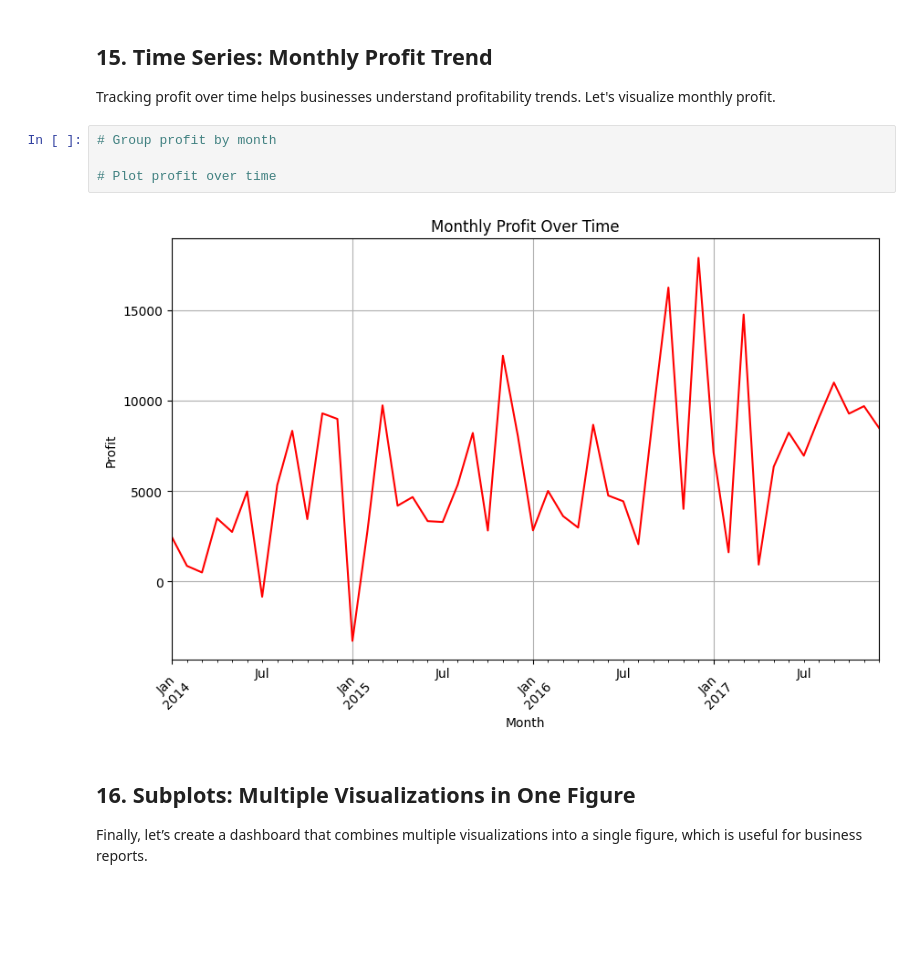
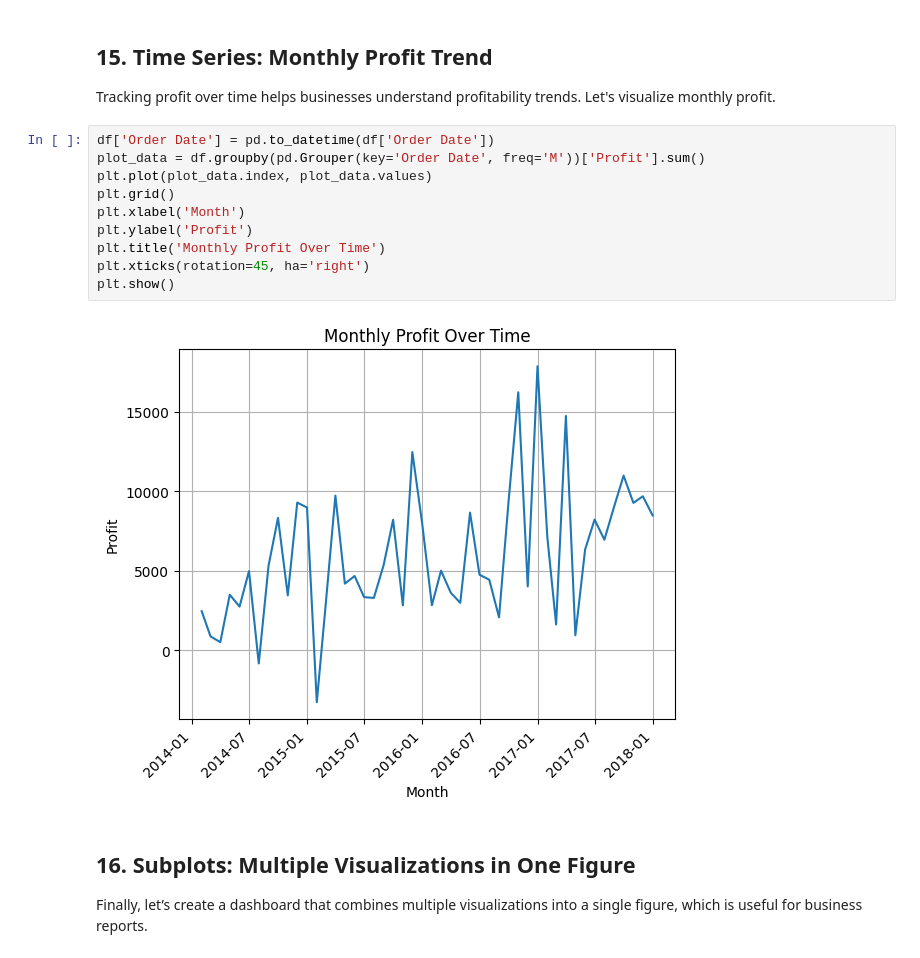
Before and after one commit to MuaazWahid/CS483HW, a Jupyter notebook: module6hw/Module6-02.ipynb, the cells around one changed output. Saved outputs shown, nothing was run; the diff lists cells and outputs as text; blank space fills up the shorter version.

```diff
--- a/module6hw/Module6-02.ipynb
+++ b/module6hw/Module6-02.ipynb
@@ -263,11 +269,17 @@ Understanding who your top customers are is important for business analysis. Let
 ## 15. Time Series: Monthly Profit Trend
 Tracking profit over time helps businesses understand profitability trends. Let's visualize monthly profit.
 # %%
-# Group profit by month
-
-# Plot profit over time
+df['Order Date'] = pd.to_datetime(df['Order Date'])
+plot_data = df.groupby(pd.Grouper(key='Order Date', freq='M'))['Profit'].sum()
+plt.plot(plot_data.index, plot_data.values)
+plt.grid()
+plt.xlabel('Month')
+plt.ylabel('Profit')
+plt.title('Monthly Profit Over Time')
+plt.xticks(rotation=45, ha='right')
+plt.show()
 # %% [output]
-[figure, old version]
+[figure, new version]
 # %% [markdown]
 ## 16. Subplots: Multiple Visualizations in One Figure
 Finally, let’s create a dashboard that combines multiple visualizations into a single figure, which is useful for business reports.
```
Also changed, not shown: parts of 2 cells of this notebook.
